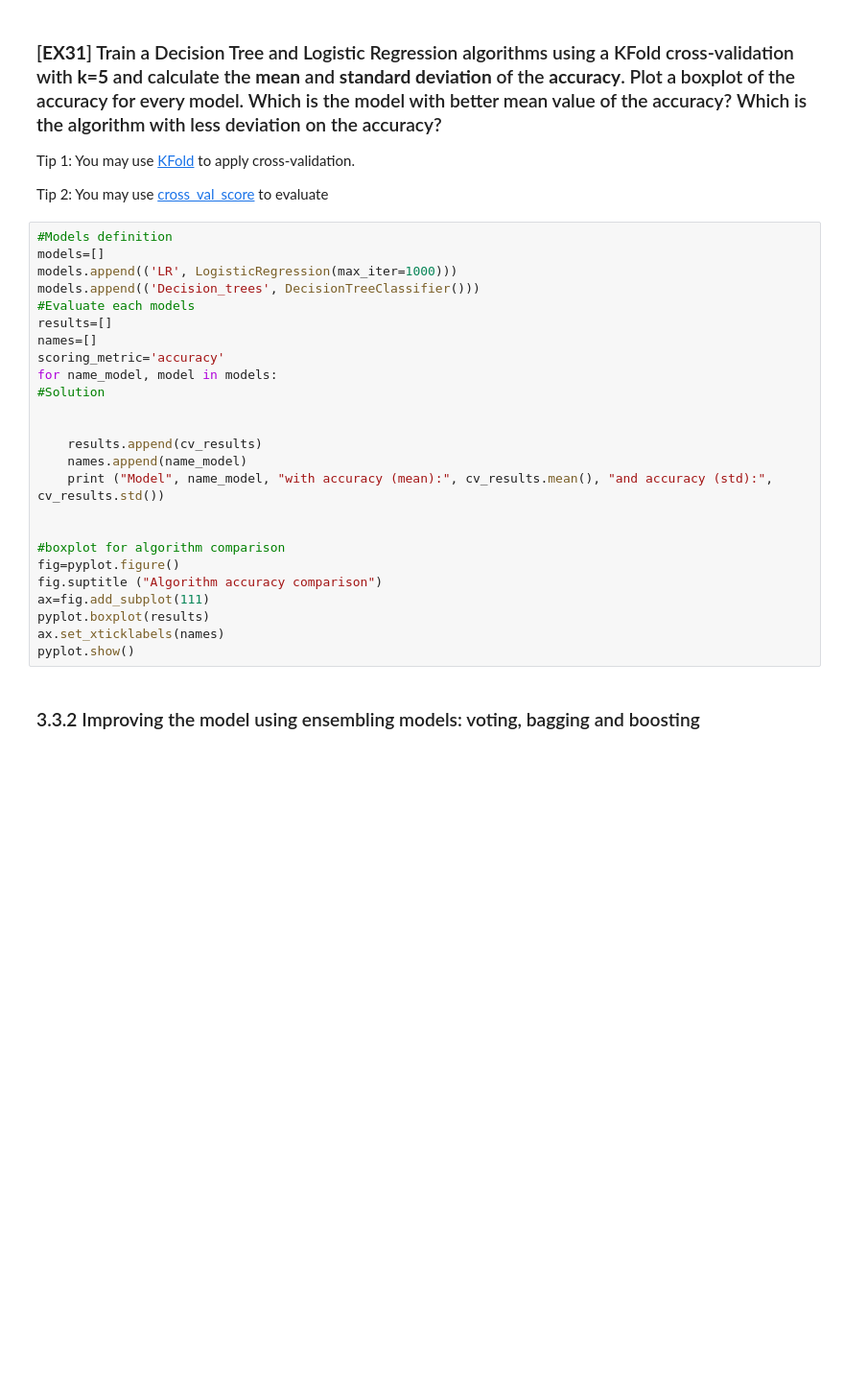
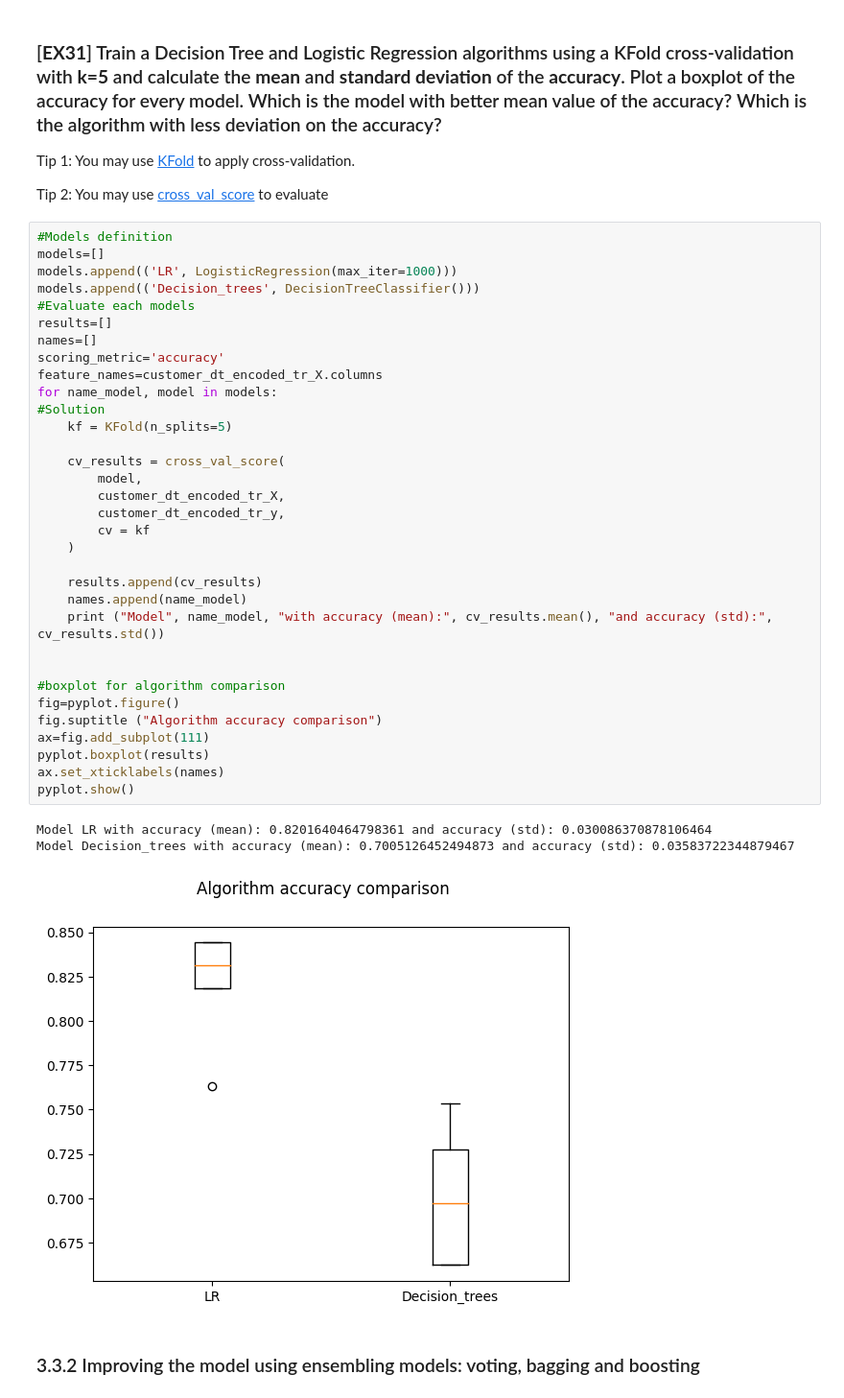
Before and after one commit to WdnLiu/ML2023, a Jupyter notebook: ML2023-main/Project_students/P5_students.ipynb, the cells around one changed output. Shown at 96% size. Drawn from its saved outputs; the diff is of its cells as text; blank space fills up the shorter version.

```diff
--- a/ML2023-main/Project_students/P5_students.ipynb
+++ b/ML2023-main/Project_students/P5_students.ipynb
@@ -1206,28 +1208,40 @@ Tip 2: You may use [cross_val_score](https://scikit-learn.org/stable/modules/gen
 # %%
 #Models definition
 models=[]
 models.append(('LR', LogisticRegression(max_iter=1000)))
 models.append(('Decision_trees', DecisionTreeClassifier()))
 #Evaluate each models
 results=[]
 names=[]
 scoring_metric='accuracy'
+feature_names=customer_dt_encoded_tr_X.columns
 for name_model, model in models:
 #Solution
+    kf = KFold(n_splits=5)
 
+    cv_results = cross_val_score(
+        model,
+        customer_dt_encoded_tr_X,
+        customer_dt_encoded_tr_y,
+        cv = kf
+    )
 
     results.append(cv_results)
     names.append(name_model)
     print ("Model", name_model, "with accuracy (mean):", cv_results.mean(), "and accuracy (std):", cv_results.std())
 
 
 #boxplot for algorithm comparison
 fig=pyplot.figure()
 fig.suptitle ("Algorithm accuracy comparison")
 ax=fig.add_subplot(111)
 pyplot.boxplot(results)
 ax.set_xticklabels(names)
 pyplot.show()
+# %% [output]
+Model LR with accuracy (mean): 0.8201640464798361 and accuracy (std): 0.030086370878106464
+Model Decision_trees with accuracy (mean): 0.7005126452494873 and accuracy (std): 0.03583722344879467
+[figure, added]
 # %% [markdown]
 ### 3.3.2 Improving the model using ensembling models: voting, bagging and boosting
 # %% [markdown]
```
Also changed, not shown: parts of 13 cells of this notebook, 1 other file.
